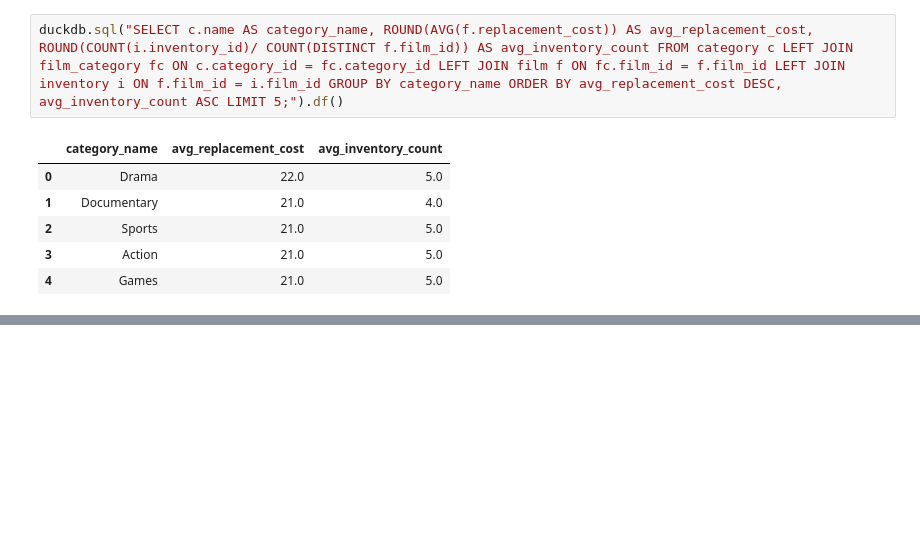
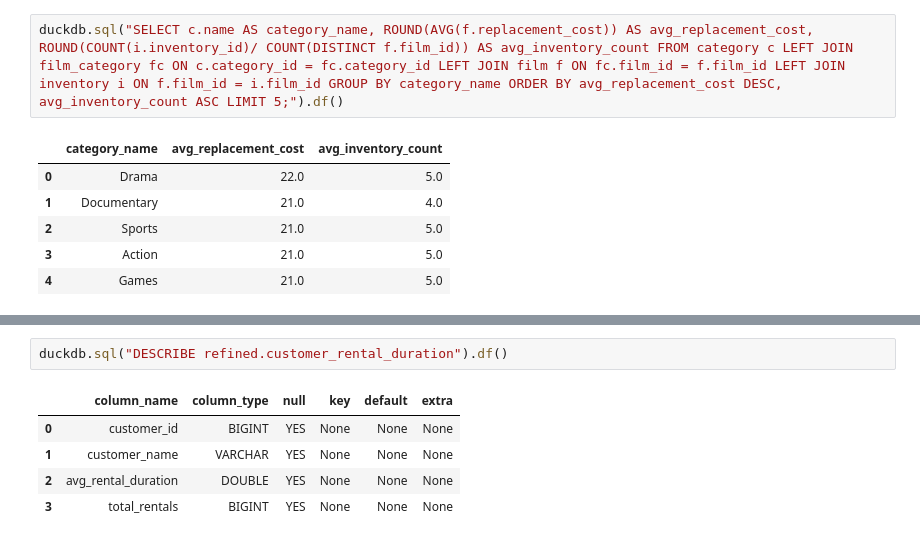
Before and after one commit to LAjoyan/sakila_lab_lilit_ajoyan, a Jupyter notebook: sakila_lab_analysis.ipynb, the cells around one changed output, grey strips where cells are left out. Drawn from its saved outputs; the diff is of its cells as text; blank space fills up the shorter version.

```diff
--- a/sakila_lab_analysis.ipynb
+++ b/sakila_lab_analysis.ipynb
@@ -147,0 +179,8 @@ duckdb.sql("SELECT c.name AS category_name, ROUND(AVG(f.replacement_cost)) AS av
+# %%
+duckdb.sql("DESCRIBE refined.customer_rental_duration").df()
+# %% [output]
+|  | column_name | column_type | null | key | default | extra |
+| 0 | customer_id | BIGINT | YES | None | None | None |
+| 1 | customer_name | VARCHAR | YES | None | None | None |
+| 2 | avg_rental_duration | DOUBLE | YES | None | None | None |
+| 3 | total_rentals | BIGINT | YES | None | None | None |
```
Also changed, not shown: parts of 7 cells of this notebook.
